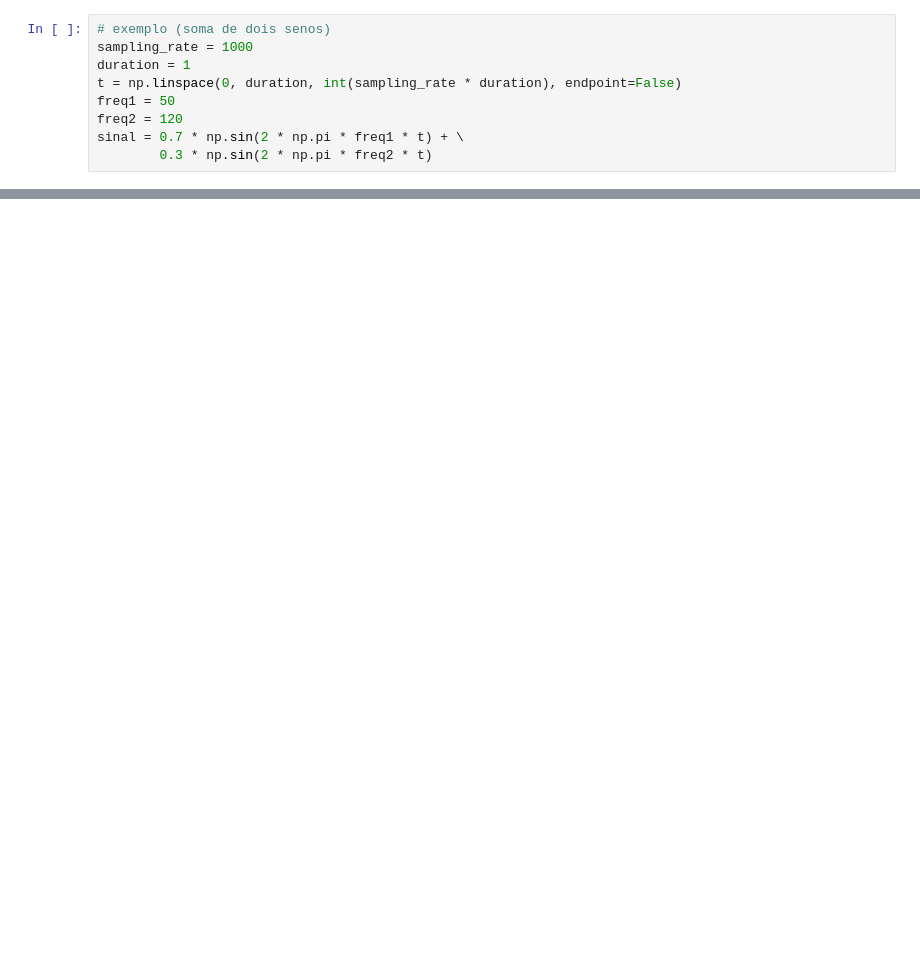
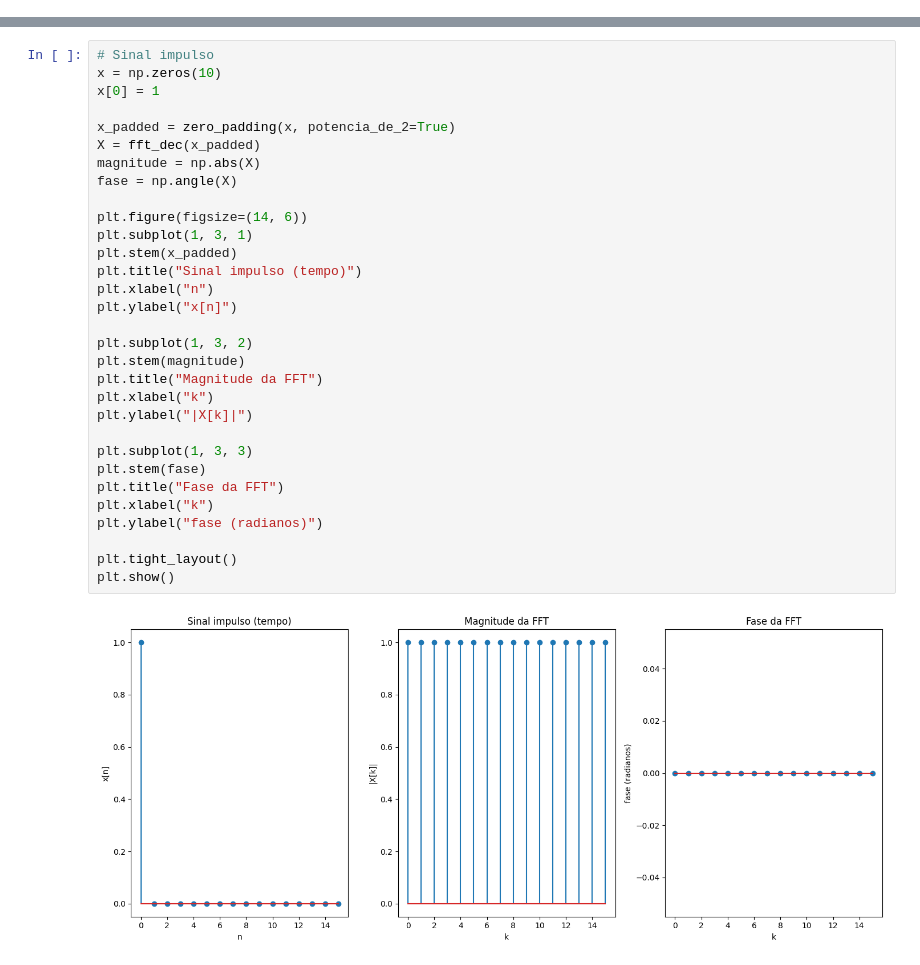
Before and after one commit to ricardofss1/PDS, a Jupyter notebook: DFT_FFT_Implementação.ipynb, the cells around one changed output, grey strips where cells are left out. Saved outputs shown, nothing was run; the diff lists cells and outputs as text; blank space fills up the shorter version.

```diff
--- a/DFT_FFT_Implementação.ipynb
+++ b/DFT_FFT_Implementação.ipynb
@@ -19,12 +13,3 @@ def dft_matricial(x):
     X = np.dot(W, x)
 
     return X
-# %%
-# exemplo (soma de dois senos)
-sampling_rate = 1000
-duration = 1
-t = np.linspace(0, duration, int(sampling_rate * duration), endpoint=False)
-freq1 = 50
-freq2 = 120
-sinal = 0.7 * np.sin(2 * np.pi * freq1 * t) + \
-        0.3 * np.sin(2 * np.pi * freq2 * t)
@@ -125,0 +163,33 @@ plt.show()
+# %%
+# Sinal impulso
+x = np.zeros(10)
+x[0] = 1
+
+x_padded = zero_padding(x, potencia_de_2=True)
+X = fft_dec(x_padded)
+magnitude = np.abs(X)
+fase = np.angle(X)
+
+plt.figure(figsize=(14, 6))
+plt.subplot(1, 3, 1)
+plt.stem(x_padded)
+plt.title("Sinal impulso (tempo)")
+plt.xlabel("n")
+plt.ylabel("x[n]")
+
+plt.subplot(1, 3, 2)
+plt.stem(magnitude)
+plt.title("Magnitude da FFT")
+plt.xlabel("k")
+plt.ylabel("|X[k]|")
+
+plt.subplot(1, 3, 3)
+plt.stem(fase)
+plt.title("Fase da FFT")
+plt.xlabel("k")
+plt.ylabel("fase (radianos)")
+
+plt.tight_layout()
+plt.show()
+# %% [output]
+[figure, added]
```
Also changed, not shown: parts of 12 cells of this notebook.
